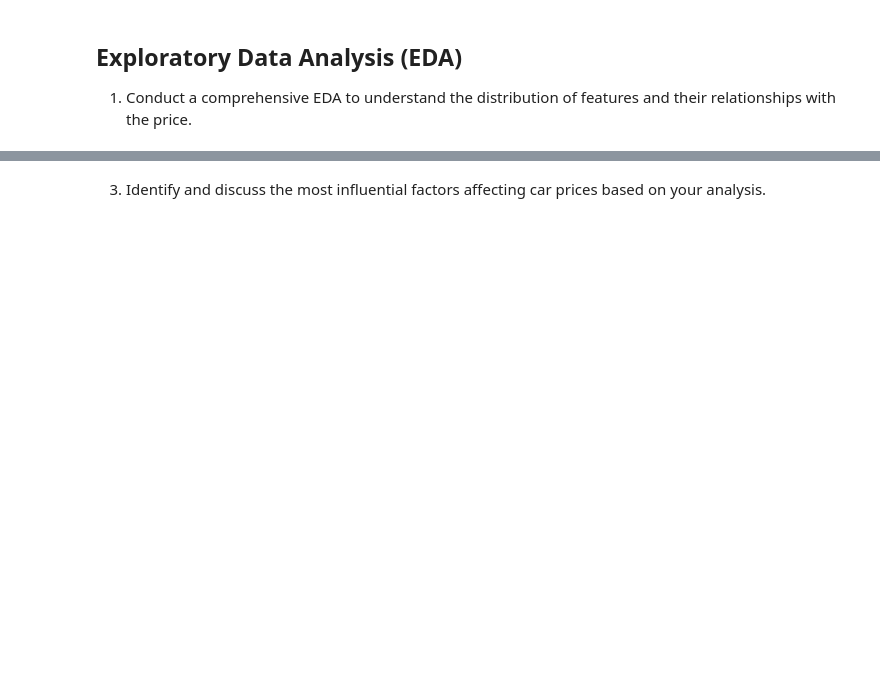
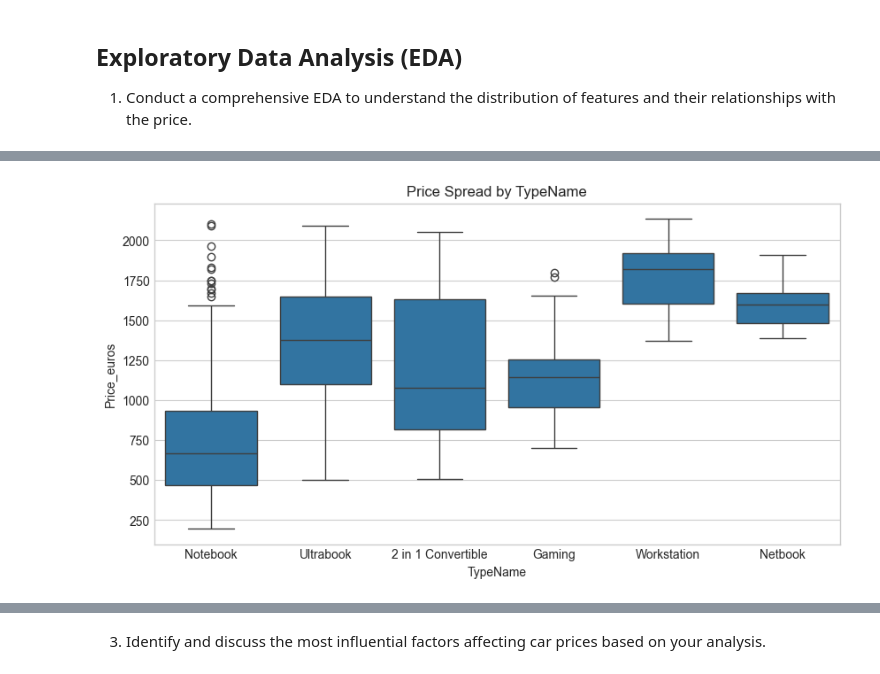
Before and after one commit to Idighekere/laptop-price-prediction-ml-model, a Jupyter notebook: notebook.ipynb, the cells around one changed output, grey strips where cells are left out. Drawn from its saved outputs; the diff is of its cells as text; code cells hidden in the pictures; blank space fills up the shorter version.

```diff
--- a/notebook.ipynb
+++ b/notebook.ipynb
@@ -155,0 +178,8 @@ Columns after encoding: 43
+# %%
+# Boxplot of Price Spread Vs TypeName
+plt.figure(figsize=(10, 5))
+sns.boxplot(x='TypeName', y='Price_euros', data=sorted_prices)
+plt.title('Price Spread by TypeName')
+plt.show()
+# %% [output]
+[figure, added]
```
Also changed, not shown: parts of 20 cells of this notebook.
